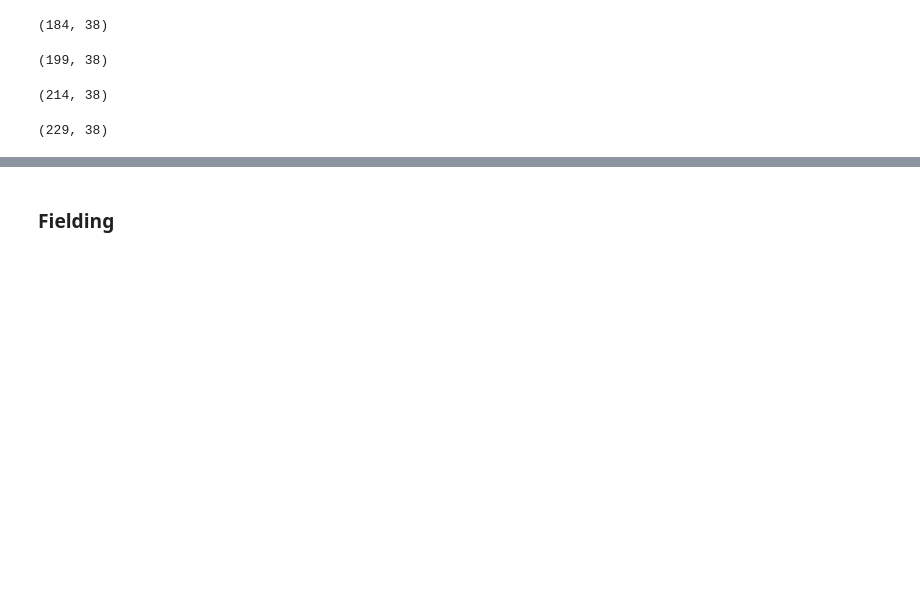
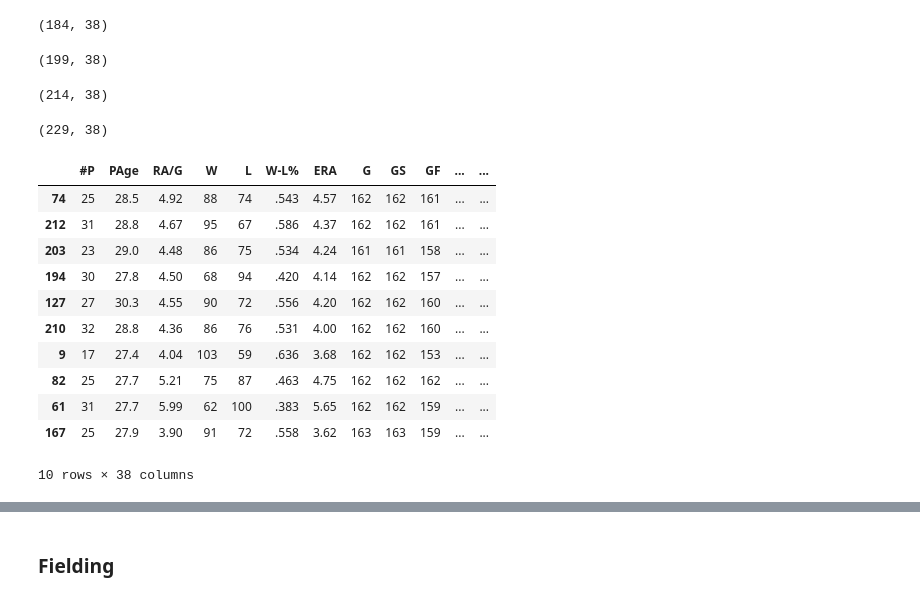
Before and after one commit to kjones5/metis_bootcamp, a Jupyter notebook: 2_Project-Luther_Baseball-Data/Webscraping_MLBteamsAL.ipynb, the cells around one changed output, grey strips where cells are left out. Drawn from its saved outputs; the diff is of its cells as text; code cells hidden in the pictures; blank space fills up the shorter version.

```diff
--- a/2_Project-Luther_Baseball-Data/Webscraping_MLBteamsAL.ipynb
+++ b/2_Project-Luther_Baseball-Data/Webscraping_MLBteamsAL.ipynb
@@ -691,3 +840,18 @@ df_pit = pd.concat([df_pit, df_pit_interim]).reset_index(drop=True)
 df_pit.shape # should be 229 rows
 # %% [output]
 (229, 38)
+# %%
+df_pit.sample(10)
+# %% [output]
+|  | #P | PAge | RA/G | W | L | W-L% | ERA | G | GS | GF | ... | ... |
+| 74 | 25 | 28.5 | 4.92 | 88 | 74 | .543 | 4.57 | 162 | 162 | 161 | ... | ... |
+| 212 | 31 | 28.8 | 4.67 | 95 | 67 | .586 | 4.37 | 162 | 162 | 161 | ... | ... |
+| 203 | 23 | 29.0 | 4.48 | 86 | 75 | .534 | 4.24 | 161 | 161 | 158 | ... | ... |
+| 194 | 30 | 27.8 | 4.50 | 68 | 94 | .420 | 4.14 | 162 | 162 | 157 | ... | ... |
+| 127 | 27 | 30.3 | 4.55 | 90 | 72 | .556 | 4.20 | 162 | 162 | 160 | ... | ... |
+| 210 | 32 | 28.8 | 4.36 | 86 | 76 | .531 | 4.00 | 162 | 162 | 160 | ... | ... |
+| 9 | 17 | 27.4 | 4.04 | 103 | 59 | .636 | 3.68 | 162 | 162 | 153 | ... | ... |
+| 82 | 25 | 27.7 | 5.21 | 75 | 87 | .463 | 4.75 | 162 | 162 | 162 | ... | ... |
+| 61 | 31 | 27.7 | 5.99 | 62 | 100 | .383 | 5.65 | 162 | 162 | 159 | ... | ... |
+| 167 | 25 | 27.9 | 3.90 | 91 | 72 | .558 | 3.62 | 163 | 163 | 159 | ... | ... |
+10 rows × 38 columns
```
Also changed, not shown: parts of 51 cells of this notebook.
